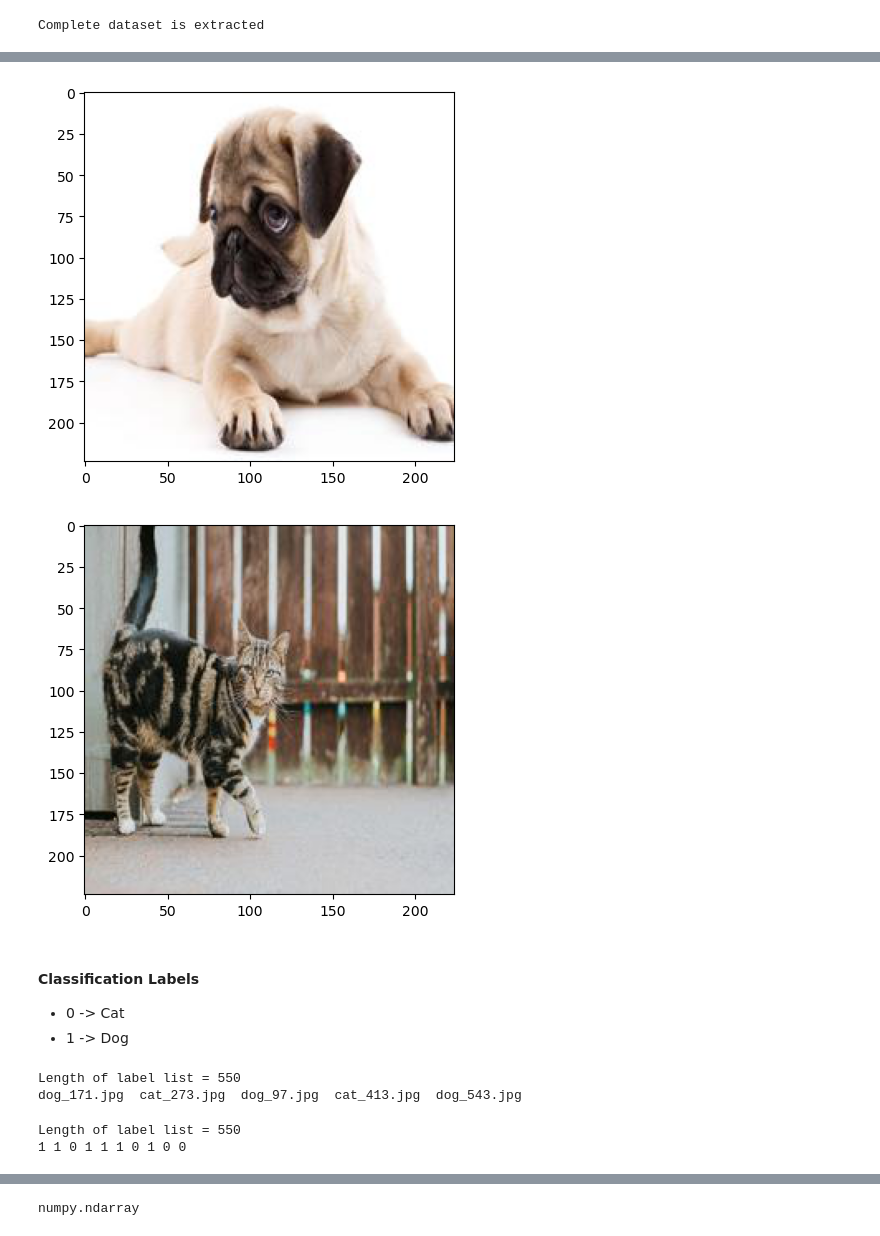
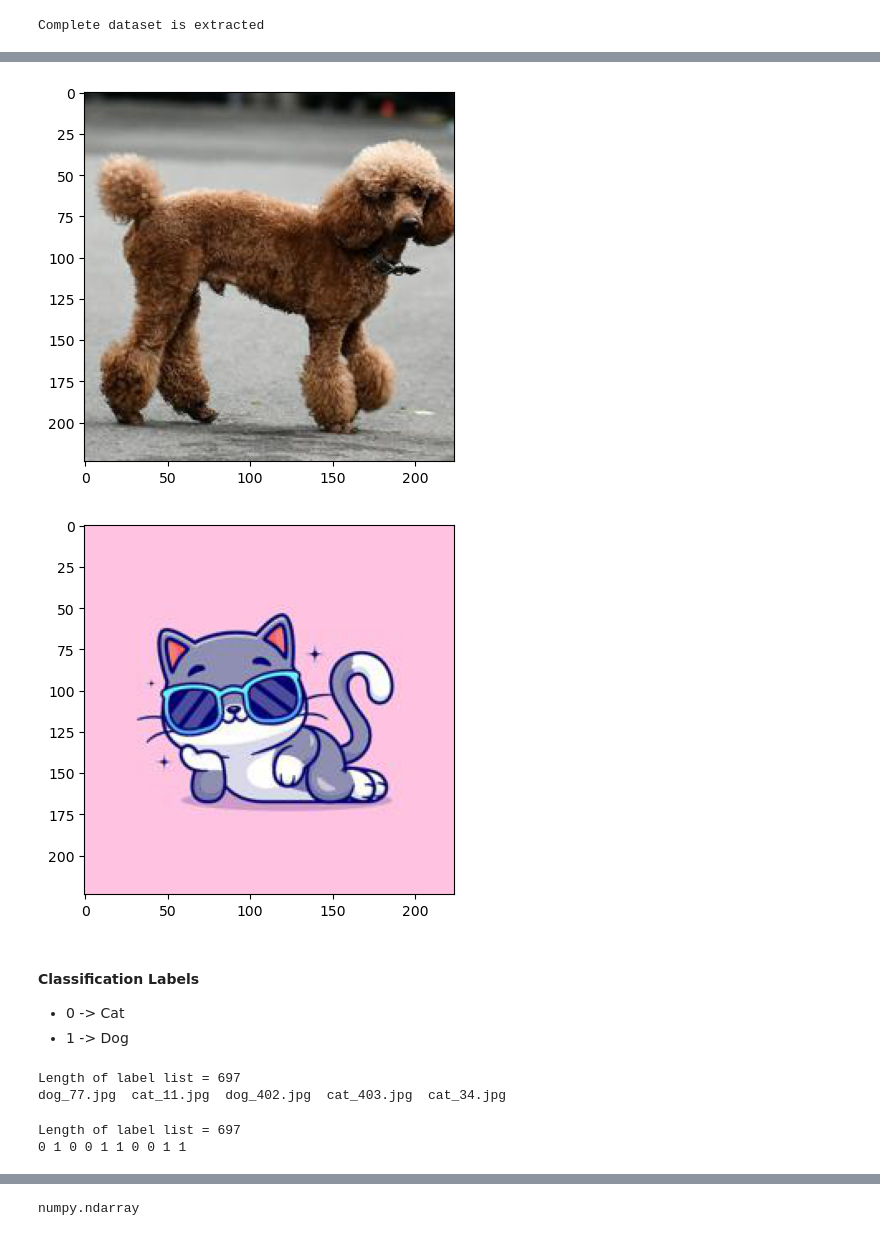
Before and after one commit to mohsinziaa/Cats-And-Dogs-Classification, a Jupyter notebook: Cats And Dogs Classification.ipynb, the cells around one changed output, grey strips where cells are left out. Saved outputs shown, nothing was run; the diff lists cells and outputs as text; code cells hidden in the pictures.

```diff
--- a/Cats And Dogs Classification.ipynb
+++ b/Cats And Dogs Classification.ipynb
@@ -99,18 +99,18 @@ for i in range(550):
     img.save(newImgPath)
 # %%
 # display resized dog image
-img = mpimg.imread('./resizedImages/dog_125.jpg')
+img = mpimg.imread('./resizedImages/dog_43.jpg')
 imgplt = plt.imshow(img)
 plt.show()
 # %% [output]
-[figure, old version]
+[figure, new version]
 # %%
 # display resized dog image
-img = mpimg.imread('./resizedImages/cat_10.jpg')
+img = mpimg.imread('./resizedImages/cat_161.jpg')
 imgplt = plt.imshow(img)
 plt.show()
 # %% [output]
-[figure, old version]
+[figure, new version]
 # %% [markdown]
    ####  Classification Labels
 
@@ -137,20 +137,20 @@ for i in range(550):
 print(f"Length of label list = {len(filenames)}")
 
 for i in range(5):
-    randomIndex = random.randint(0,550)
+    randomIndex = random.randint(0,len(filenames))
     print(filenames[randomIndex], end = "  ")
 # %% [output]
-Length of label list = 550
-dog_171.jpg  cat_273.jpg  dog_97.jpg  cat_413.jpg  dog_543.jpg
+Length of label list = 697
+dog_77.jpg  cat_11.jpg  dog_402.jpg  cat_403.jpg  cat_34.jpg
 # %%
 print(f"Length of label list = {len(labels)}")
 
 for i in range(10):
-    randomIndex = random.randint(0,550)
+    randomIndex = random.randint(0,len(labels))
     print(labels[randomIndex], end = " ")
 # %% [output]
-Length of label list = 550
-1 1 0 1 1 1 0 1 0 0
+Length of label list = 697
+0 1 0 0 1 1 0 0 1 1
 # %%
 # counting the images of dogs and cats out of 550 images
 values, counts = np.unique(labels, return_counts=True)
```
Also changed, not shown: parts of 18 cells of this notebook.
